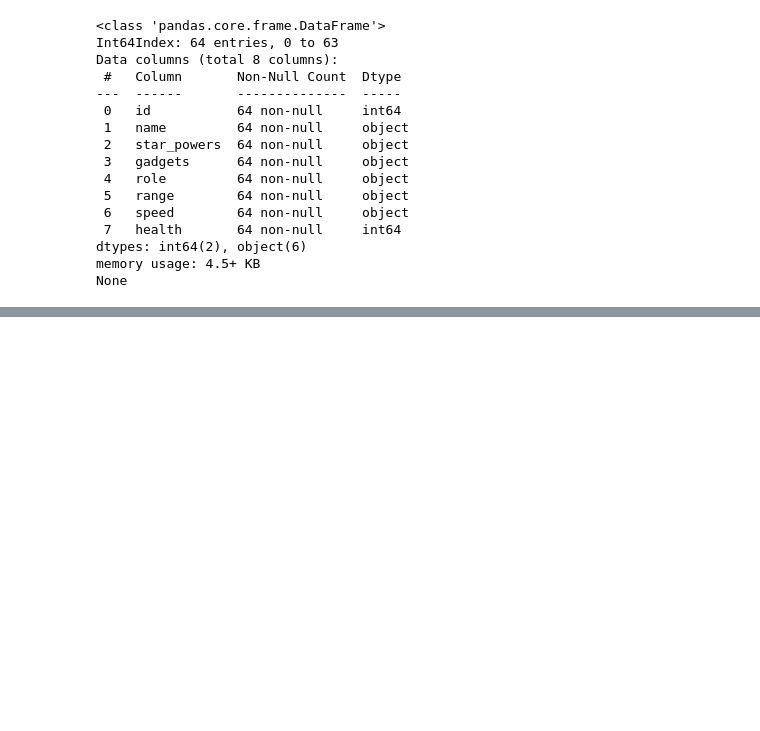
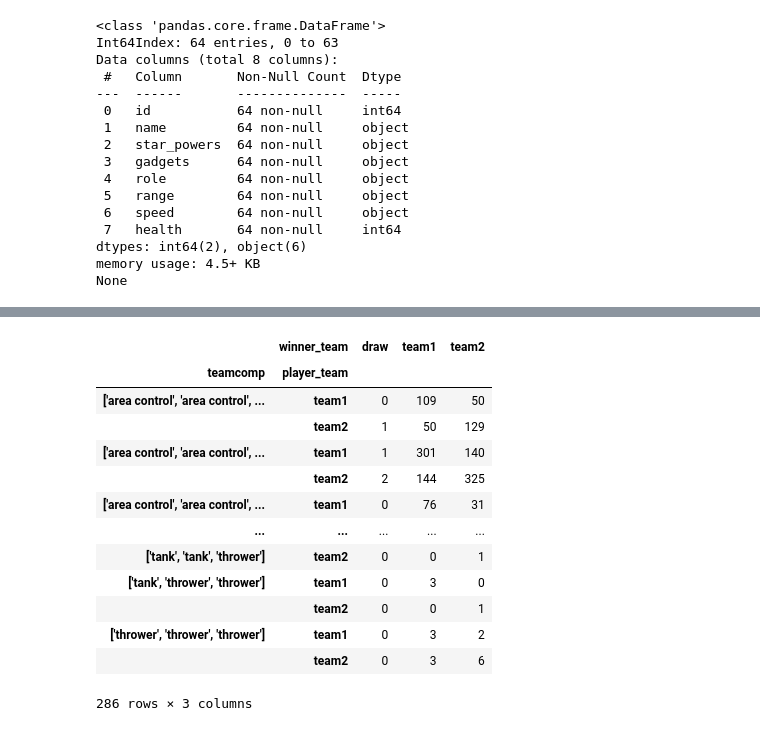
Before and after one commit to aquinteros/BrawlStars_Analytics, a Jupyter notebook: brawlstars_ml_model.ipynb, the cells around one changed output, grey strips where cells are left out. Saved outputs shown, nothing was run; the diff lists cells and outputs as text; code cells hidden in the pictures; blank space fills up the shorter version.

```diff
--- a/brawlstars_ml_model.ipynb
+++ b/brawlstars_ml_model.ipynb
@@ -450,0 +514,17 @@ Name: battle.team1.comp, Length: 6328, dtype: object
+# %%
+# crear columna winner_team
+for i in range(len(crossBattlelog)):
+	if crossBattlelog.loc[i, 'battle.result'] == 'draw':
+		crossBattlelog.loc[i, 'winner_team'] = 'draw'
+	elif crossBattlelog.loc[i, 'player_team'] == 'team1' and crossBattlelog.loc[i, 'battle.result'] == 'victory':
+		crossBattlelog.loc[i, 'winner_team'] = 'team1'
+	elif crossBattlelog.loc[i, 'player_team'] == 'team1' and crossBattlelog.loc[i, 'battle.result'] == 'defeat':
+		crossBattlelog.loc[i, 'winner_team'] = 'team2'
+	elif crossBattlelog.loc[i, 'player_team'] == 'team2' and crossBattlelog.loc[i, 'battle.result'] == 'victory':
+		crossBattlelog.loc[i, 'winner_team'] = 'team2'
+	elif crossBattlelog.loc[i, 'player_team'] == 'team2' and crossBattlelog.loc[i, 'battle.result'] == 'defeat':
+		crossBattlelog.loc[i, 'winner_team'] = 'team1'
+	else:
+		print("error in winner assignation for id " + str(i))
+
+crossBattlelog['winner_team'].value_counts()
@@ -450,0 +594,20 @@ Name: battle.team1.comp, Length: 6328, dtype: object
+# %%
+# crear pivot table con los team comp
+pivotTeamComp = teamComp.pivot_table(index=['teamcomp','player_team'], columns='winner_team', values='playertag', aggfunc='count', fill_value=0)
+
+pivotTeamComp
+# %% [output]
+|  | winner_team | draw | team1 | team2 |
+| teamcomp | player_team |  |  |  |
+| ['area control', 'area control', ... | team1 | 0 | 109 | 50 |
+|  | team2 | 1 | 50 | 129 |
+| ['area control', 'area control', ... | team1 | 1 | 301 | 140 |
+|  | team2 | 2 | 144 | 325 |
+| ['area control', 'area control', ... | team1 | 0 | 76 | 31 |
+| ... | ... | ... | ... | ... |
+| ['tank', 'tank', 'thrower'] | team2 | 0 | 0 | 1 |
+| ['tank', 'thrower', 'thrower'] | team1 | 0 | 3 | 0 |
+|  | team2 | 0 | 0 | 1 |
+| ['thrower', 'thrower', 'thrower'] | team1 | 0 | 3 | 2 |
+|  | team2 | 0 | 3 | 6 |
+286 rows × 3 columns
```
Also changed, not shown: parts of 27 cells of this notebook, 3 other files.
